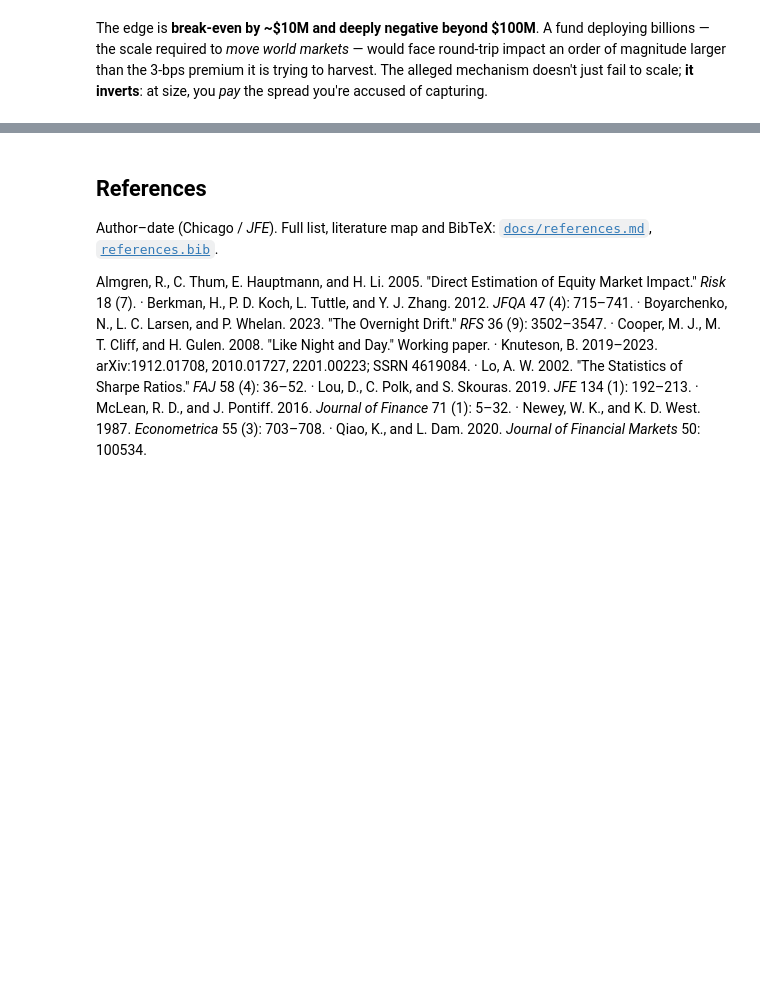
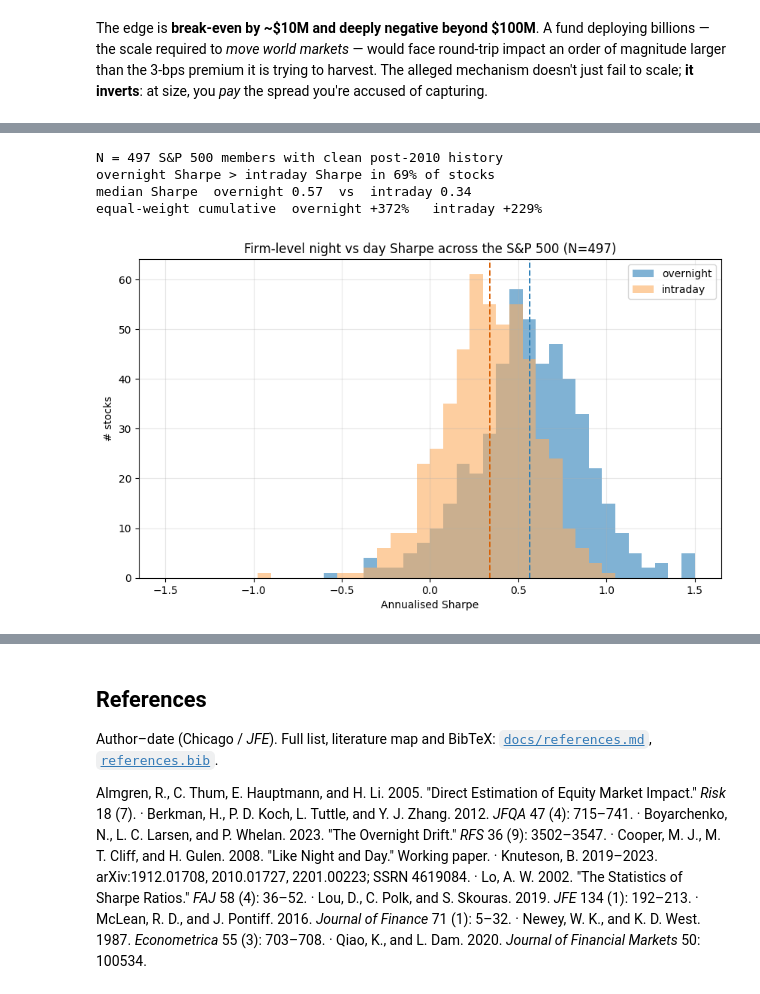
Before and after one commit to Guillain-RDCDE/Open-Alpha-Lab, a Jupyter notebook: notebooks/02_for_the_quants.ipynb, the cells around one changed output, grey strips where cells are left out. Cells and saved outputs as stored; diff of their text form; code cells hidden in the pictures; blank space fills up the shorter version.

Commit message:
Integrate firm-level breadth, steelman simulation, Reality Check & Bayesian posterior into quant notebook; link working paper from README

```diff
--- a/notebooks/02_for_the_quants.ipynb
+++ b/notebooks/02_for_the_quants.ipynb
@@ -226,0 +231,25 @@ The edge is **break-even by ~\$10M and deeply negative beyond \$100M**. A fund d
+# %%
+from overnight import universe
+syms = universe.sp500_symbols()
+panel = universe.download_panel(syms, start='2010-01-01')  # cached after first run
+cs = universe.cross_section_decompose(panel, min_days=750)
+per = cs['per_symbol']; N = cs['n_stocks']
+frac = cs['frac_overnight_wins']
+mon = per['overnight_sharpe'].median(); mid = per['intraday_sharpe'].median()
+ew_on = (1+cs['ew_overnight']).prod()-1; ew_id = (1+cs['ew_intraday']).prod()-1
+print(f'N = {N} S&P 500 members with clean post-2010 history')
+print(f'overnight Sharpe > intraday Sharpe in {frac:.0%} of stocks')
+print(f'median Sharpe  overnight {mon:.2f}  vs  intraday {mid:.2f}')
+print(f'equal-weight cumulative  overnight {ew_on*100:+.0f}%   intraday {ew_id*100:+.0f}%')
+ax = plt.subplot(); bins = np.linspace(-1.5, 1.5, 41)
+ax.hist(per['overnight_sharpe'].astype(float), bins=bins, alpha=.6, label='overnight', color='#2c7fb8')
+ax.hist(per['intraday_sharpe'].astype(float), bins=bins, alpha=.6, label='intraday', color='#fdae61')
+ax.axvline(mon, color='#2c7fb8', ls='--', lw=1.4); ax.axvline(mid, color='#d95f02', ls='--', lw=1.4)
+ax.set_title(f'Firm-level night vs day Sharpe across the S&P 500 (N={N})')
+ax.set_xlabel('Annualised Sharpe'); ax.set_ylabel('# stocks'); ax.legend(); ax.grid(alpha=.3); plt.show()
+# %% [output]
+N = 497 S&P 500 members with clean post-2010 history
+overnight Sharpe > intraday Sharpe in 69% of stocks
+median Sharpe  overnight 0.57  vs  intraday 0.34
+equal-weight cumulative  overnight +372%   intraday +229%
+[figure, added]
```
Also changed, not shown: parts of 13 cells of this notebook, 3 other files.
